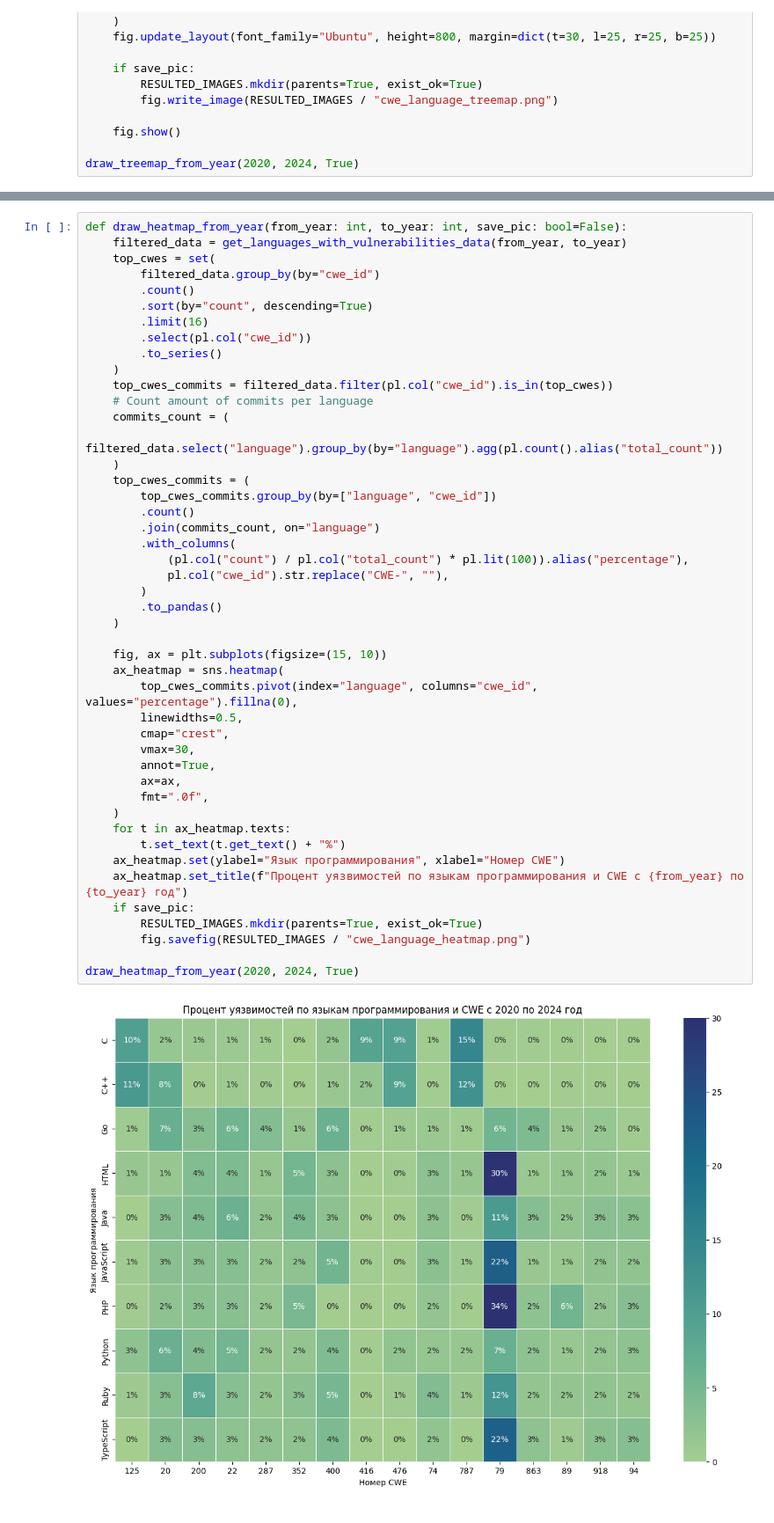
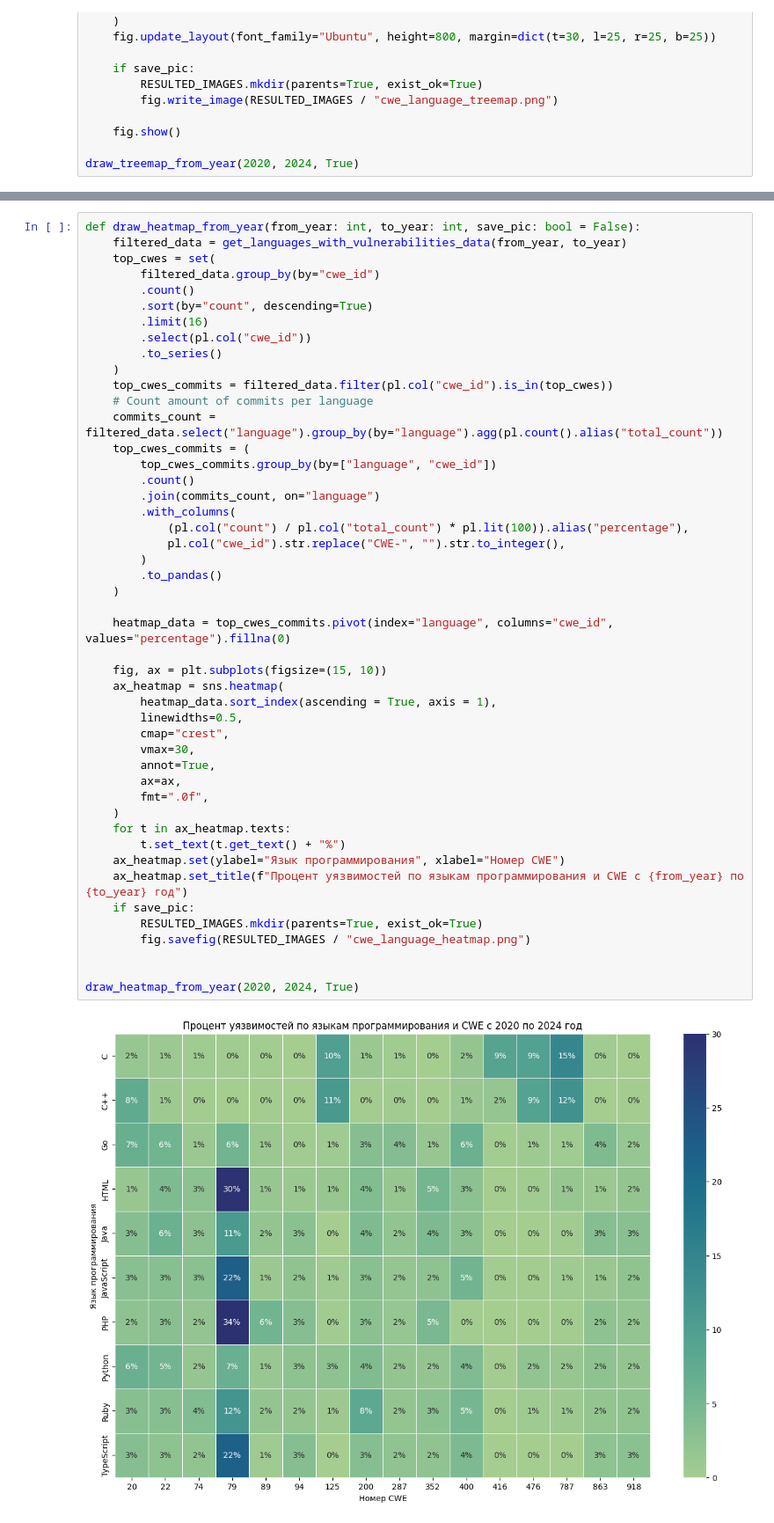
Before and after one commit to vodkar/software_vulnerabilites_investigation, a Jupyter notebook: sv_investigation/process_cve_data.ipynb, the cells around one changed output, grey strips where cells are left out. Shown at 88% size. Saved outputs shown, nothing was run; the diff lists cells and outputs as text.

```diff
--- a/sv_investigation/process_cve_data.ipynb
+++ b/sv_investigation/process_cve_data.ipynb
@@ -263,5 +265,5 @@ draw_treemap_from_year(2020, 2024, True)
 # %%
-def draw_heatmap_from_year(from_year: int, to_year: int, save_pic: bool=False):
+def draw_heatmap_from_year(from_year: int, to_year: int, save_pic: bool = False):
     filtered_data = get_languages_with_vulnerabilities_data(from_year, to_year)
     top_cwes = set(
         filtered_data.group_by(by="cwe_id")
@@ -273,38 +275,39 @@ def draw_heatmap_from_year(from_year: int, to_year: int, save_pic: bool=False):
     )
     top_cwes_commits = filtered_data.filter(pl.col("cwe_id").is_in(top_cwes))
     # Count amount of commits per language
-    commits_count = (
-        filtered_data.select("language").group_by(by="language").agg(pl.count().alias("total_count"))
-    )
+    commits_count = filtered_data.select("language").group_by(by="language").agg(pl.count().alias("total_count"))
     top_cwes_commits = (
         top_cwes_commits.group_by(by=["language", "cwe_id"])
         .count()
         .join(commits_count, on="language")
         .with_columns(
             (pl.col("count") / pl.col("total_count") * pl.lit(100)).alias("percentage"),
-            pl.col("cwe_id").str.replace("CWE-", ""),
+            pl.col("cwe_id").str.replace("CWE-", "").str.to_integer(),
         )
         .to_pandas()
     )
 
+    heatmap_data = top_cwes_commits.pivot(index="language", columns="cwe_id", values="percentage").fillna(0)
+
     fig, ax = plt.subplots(figsize=(15, 10))
     ax_heatmap = sns.heatmap(
-        top_cwes_commits.pivot(index="language", columns="cwe_id", values="percentage").fillna(0),
+        heatmap_data.sort_index(ascending = True, axis = 1),
         linewidths=0.5,
         cmap="crest",
         vmax=30,
         annot=True,
         ax=ax,
         fmt=".0f",
     )
     for t in ax_heatmap.texts:
         t.set_text(t.get_text() + "%")
     ax_heatmap.set(ylabel="Язык программирования", xlabel="Номер CWE")
     ax_heatmap.set_title(f"Процент уязвимостей по языкам программирования и CWE с {from_year} по {to_year} год")
     if save_pic:
         RESULTED_IMAGES.mkdir(parents=True, exist_ok=True)
         fig.savefig(RESULTED_IMAGES / "cwe_language_heatmap.png")
 
+
 draw_heatmap_from_year(2020, 2024, True)
 # %% [output]
-[figure, old version]
+[figure, new version]
```
Also changed, not shown: parts of 2 cells of this notebook.
